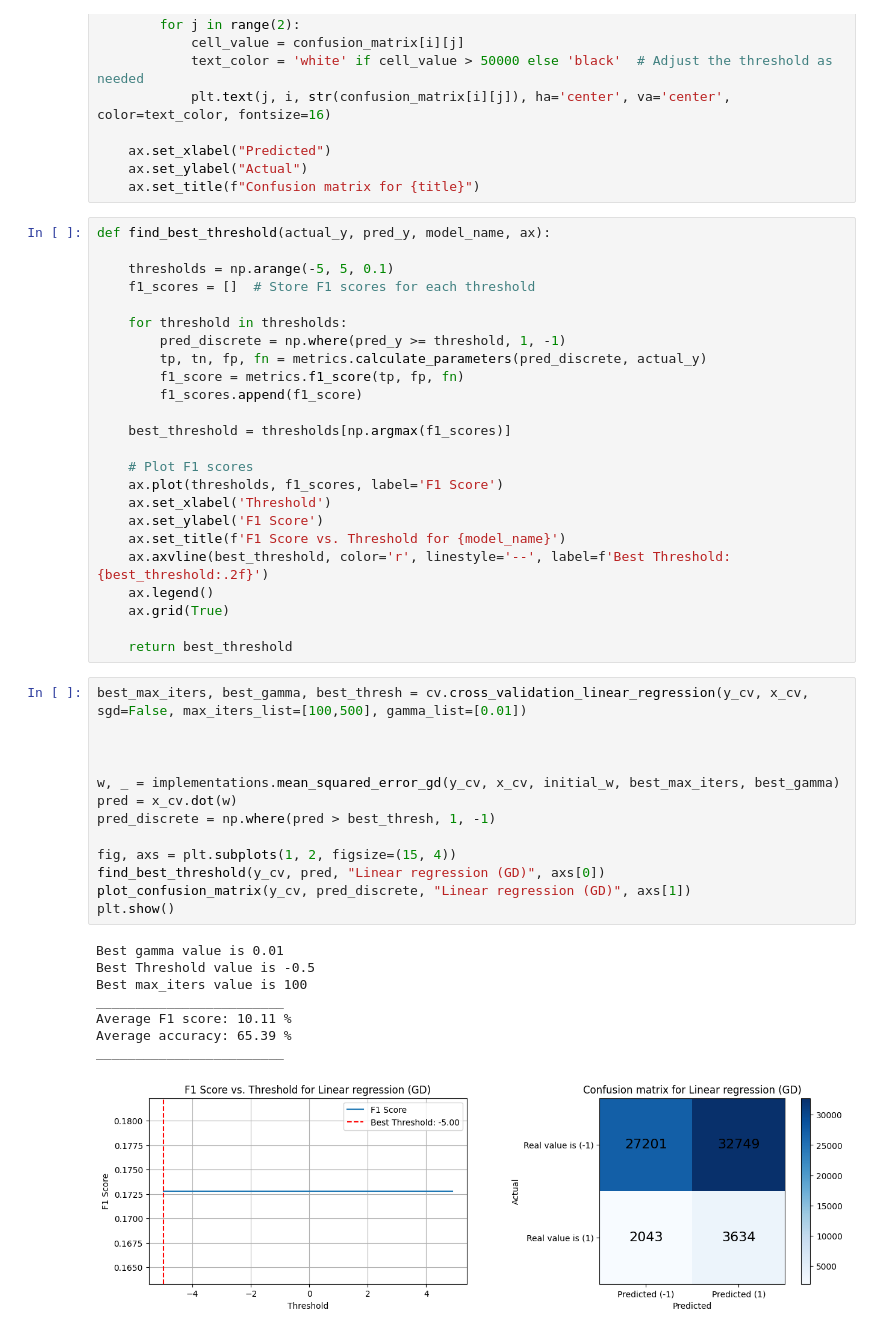
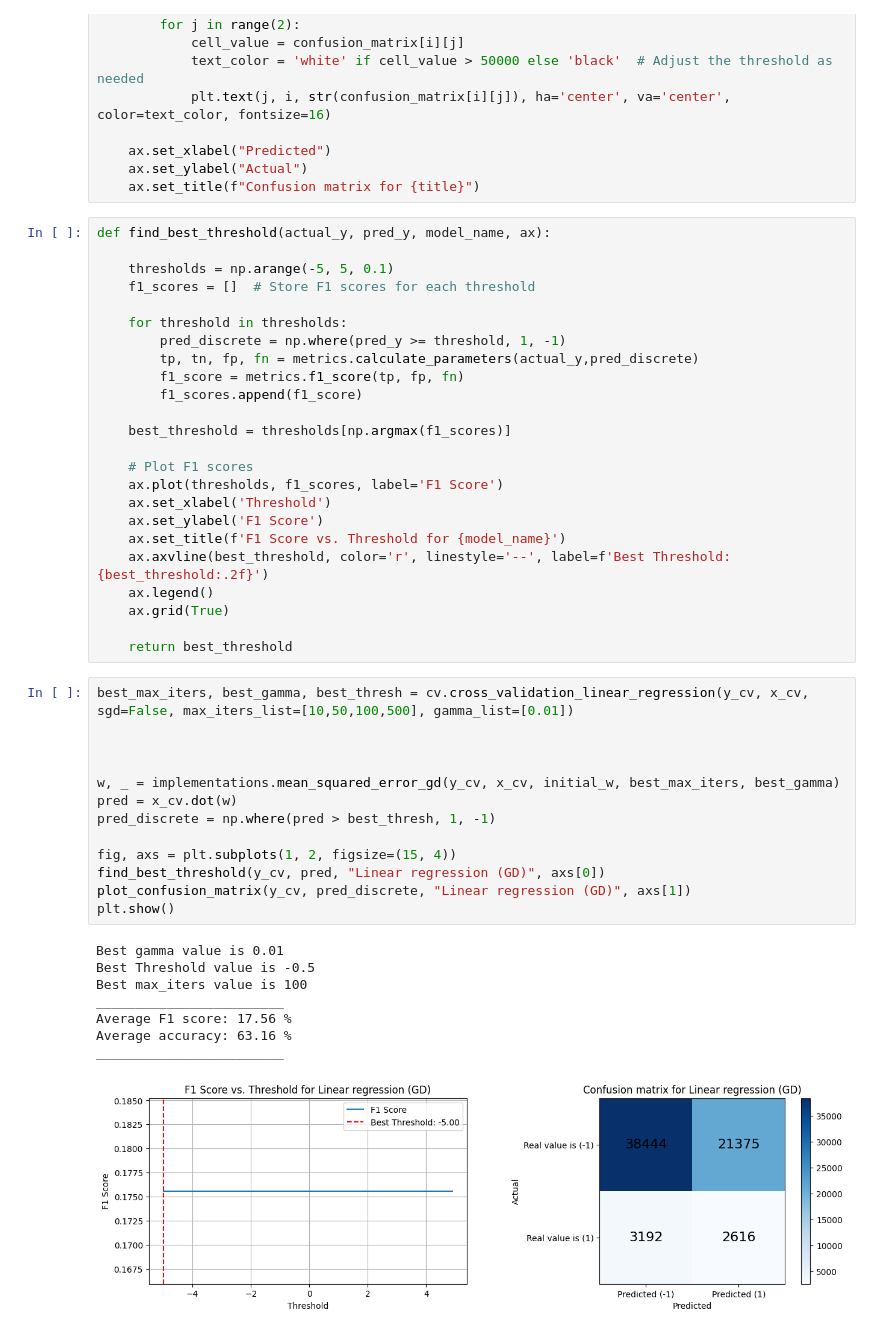
Before and after one commit to mimimamalah/CVD_prediction, a Jupyter notebook: run.ipynb, the cells around one changed output. Drawn from its saved outputs; the diff is of its cells as text.

```diff
--- a/run.ipynb
+++ b/run.ipynb
@@ -79,7 +79,7 @@ def find_best_threshold(actual_y, pred_y, model_name, ax):
 
     for threshold in thresholds:
         pred_discrete = np.where(pred_y >= threshold, 1, -1)
-        tp, tn, fp, fn = metrics.calculate_parameters(pred_discrete, actual_y)
+        tp, tn, fp, fn = metrics.calculate_parameters(actual_y,pred_discrete)
         f1_score = metrics.f1_score(tp, fp, fn)
         f1_scores.append(f1_score)
 
@@ -96,27 +96,27 @@ def find_best_threshold(actual_y, pred_y, model_name, ax):
 
     return best_threshold
 # %%
-best_max_iters, best_gamma, best_thresh = cv.cross_validation_linear_regression(y_cv, x_cv, sgd=False, max_iters_list=[100,500], gamma_list=[0.01])
+best_max_iters, best_gamma, best_thresh = cv.cross_validation_linear_regression(y_cv, x_cv, sgd=False, max_iters_list=[10,50,100,500], gamma_list=[0.01])
 
 
 
 w, _ = implementations.mean_squared_error_gd(y_cv, x_cv, initial_w, best_max_iters, best_gamma)
 pred = x_cv.dot(w)
 pred_discrete = np.where(pred > best_thresh, 1, -1)
 
 fig, axs = plt.subplots(1, 2, figsize=(15, 4))
 find_best_threshold(y_cv, pred, "Linear regression (GD)", axs[0])
 plot_confusion_matrix(y_cv, pred_discrete, "Linear regression (GD)", axs[1])
 plt.show()
 # %% [output]
 Best gamma value is 0.01
 Best Threshold value is -0.5
 Best max_iters value is 100
 ________________________
-Average F1 score: 10.11 %
-Average accuracy: 65.39 %
+Average F1 score: 17.56 %
+Average accuracy: 63.16 %
 ________________________
-[figure, old version]
+[figure, new version]
 # %%
 # Least squares
 best_thresh = cv.cross_validation_least_squares(y_cv, x_cv)
```
Also changed, not shown: parts of 8 cells of this notebook, 3 other files.
